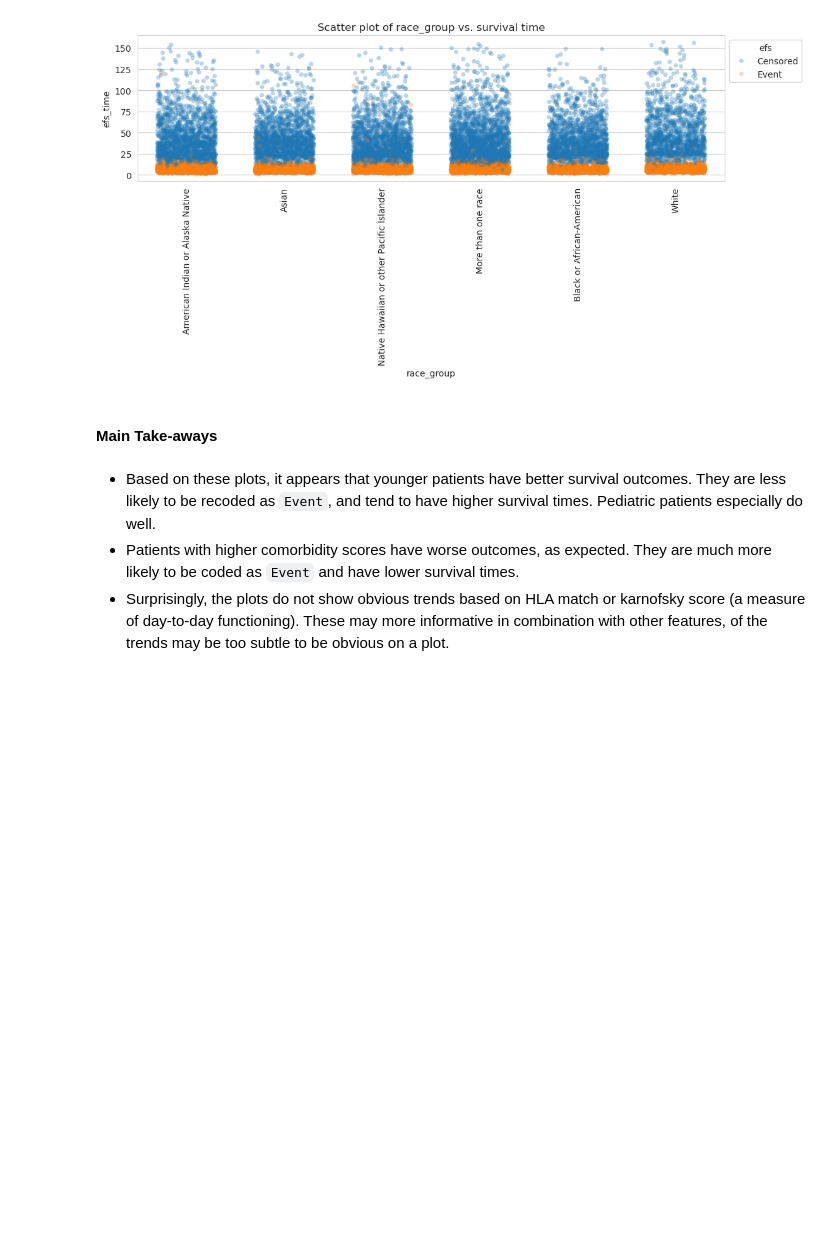
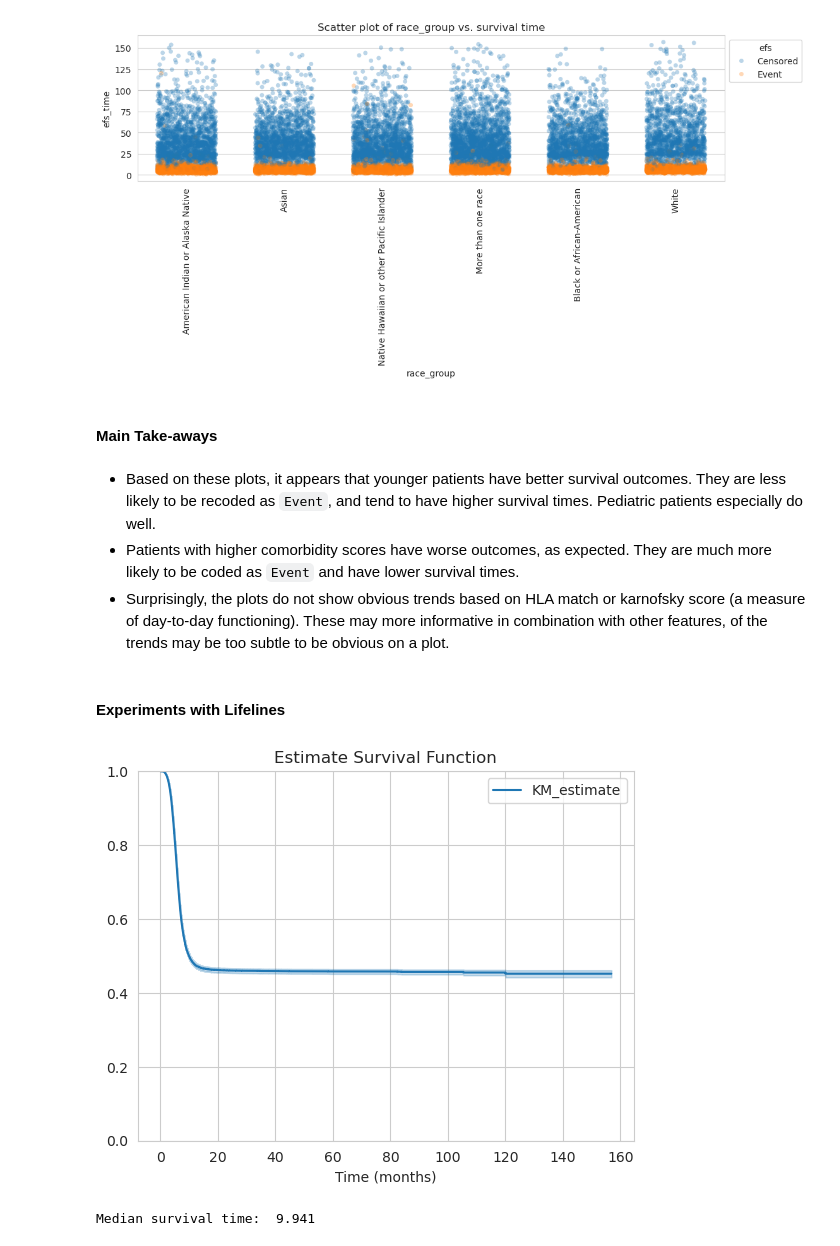
Before and after one commit to RuiboZhang98/CIBMTR_post_hct_survival, a Jupyter notebook: scripts/feature_vs_survival.ipynb, the cells around one changed output. Drawn from its saved outputs; the diff is of its cells as text; code cells hidden in the pictures; blank space fills up the shorter version.

Commit message:
Add experimentation with lifelines

```diff
--- a/scripts/feature_vs_survival.ipynb
+++ b/scripts/feature_vs_survival.ipynb
@@ -113,3 +113,23 @@ scatter_by_efs_discrete('race_group', tick_angle=90)
 - Based on these plots, it appears that younger patients have better survival outcomes. They are less likely to be recoded as `Event`, and tend to have higher survival times. Pediatric patients especially do well.
 - Patients with higher comorbidity scores have worse outcomes, as expected. They are much more likely to be coded as `Event` and have lower survival times.
 - Surprisingly, the plots do not show obvious trends based on HLA match or karnofsky score (a measure of day-to-day functioning). These may more informative in combination with other features, of the trends may be too subtle to be obvious on a plot.
+# %% [markdown]
+#### Experiments with Lifelines
+# %%
+from lifelines import KaplanMeierFitter
+kmf = KaplanMeierFitter()
+# %%
+df = pd.read_csv("../data/train_set.csv")
+T = df['efs_time']
+E = df['efs']
+kmf.fit(T, event_observed=E)
+
+ax = kmf.plot_survival_function()
+ax.set_title("Estimate Survival Function")
+ax.set_xlabel("Time (months)")
+ax.set_ylim(0.0, 1.0)
+plt.show()
+print("Median survival time: ", kmf.median_survival_time_)
+# %% [output]
+[figure, added]
+Median survival time:  9.941
```
Also changed, not shown: parts of 7 cells of this notebook.
